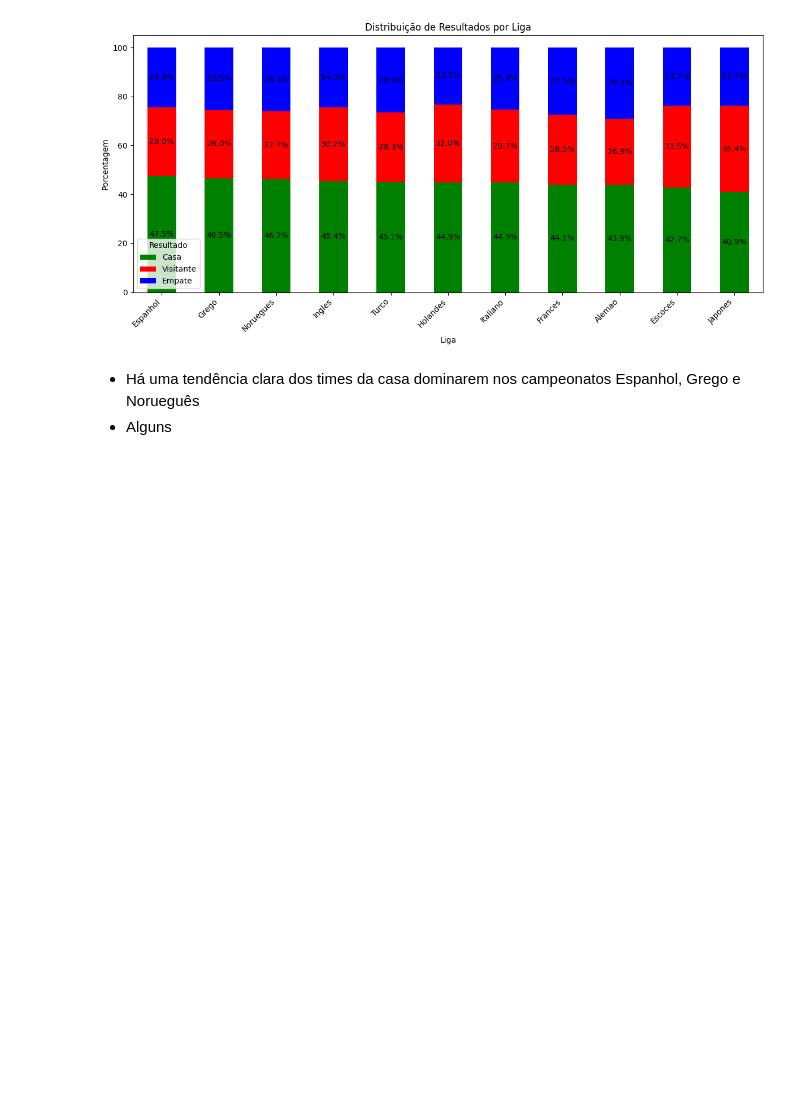
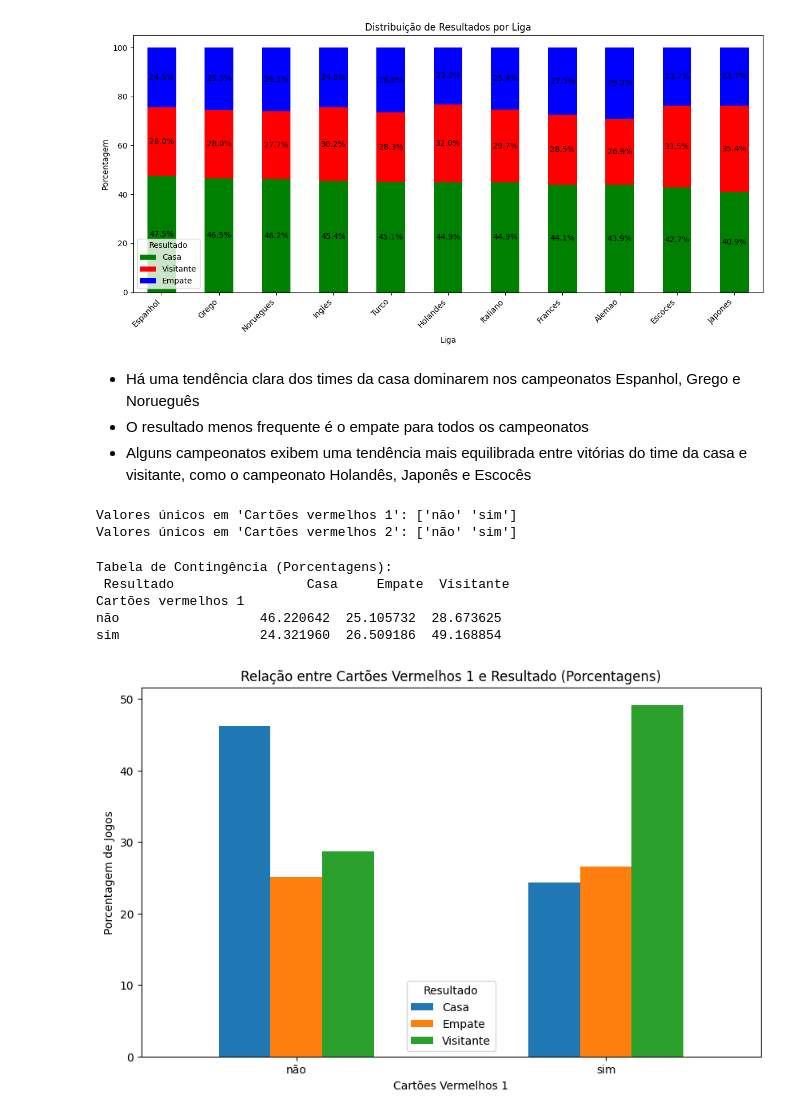
Before and after one commit to carloshnp/PS-2025.1, a Jupyter notebook: análise_univariada_bivariada.ipynb, the cells around one changed output. Saved outputs shown, nothing was run; the diff lists cells and outputs as text; code cells hidden in the pictures; blank space fills up the shorter version.

```diff
--- a/análise_univariada_bivariada.ipynb
+++ b/análise_univariada_bivariada.ipynb
@@ -1192,4 +1219,41 @@ plt.show()
 [figure]
 # %% [markdown]
 - Há uma tendência clara dos times da casa dominarem nos campeonatos Espanhol, Grego e Norueguês
-- Alguns
+- O resultado menos frequente é o empate para todos os campeonatos
+- Alguns campeonatos exibem uma tendência mais equilibrada entre vitórias do time da casa e visitante, como o campeonato Holandês, Japonês e Escocês
+# %%
+# Transformando os cartões vermelhos para "sim" e "não"
+# Converter as colunas para booleanas
+filtered_games['Cartões vermelhos 1'] = filtered_games['Cartões vermelhos 1'].apply(lambda x: 'sim' if x > 0 else 'não')
+filtered_games['Cartões vermelhos 2'] = filtered_games['Cartões vermelhos 2'].apply(lambda x: 'sim' if x > 0 else 'não')
+
+# Exibir os valores únicos de cada coluna para verificar a transformação
+print("Valores únicos em 'Cartões vermelhos 1':", filtered_games['Cartões vermelhos 1'].unique())
+print("Valores únicos em 'Cartões vermelhos 2':", filtered_games['Cartões vermelhos 2'].unique())
+# %% [output]
+Valores únicos em 'Cartões vermelhos 1': ['não' 'sim']
+Valores únicos em 'Cartões vermelhos 2': ['não' 'sim']
+# %%
+# Criar a tabela de contingência
+tabela_contingencia = pd.crosstab(filtered_games['Cartões vermelhos 1'], filtered_games['Resultado'])
+
+# Calcular as porcentagens dentro de cada categoria de Cartões Vermelhos 1
+tabela_contingencia_pct = tabela_contingencia.div(tabela_contingencia.sum(axis=1), axis=0) * 100
+
+print("Tabela de Contingência (Porcentagens):\n", tabela_contingencia_pct)
+
+# Criar o gráfico de barras lado a lado
+tabela_contingencia_pct.plot(kind='bar', figsize=(10, 6))
+plt.title('Relação entre Cartões Vermelhos 1 e Resultado (Porcentagens)')
+plt.xlabel('Cartões Vermelhos 1')
+plt.ylabel('Porcentagem de Jogos')
+plt.legend(title='Resultado')
+plt.xticks(rotation=0)  # Manter os rótulos do eixo x na horizontal
+plt.show()
+# %% [output]
+Tabela de Contingência (Porcentagens):
+ Resultado                 Casa     Empate  Visitante
+Cartões vermelhos 1
+não                  46.220642  25.105732  28.673625
+sim                  24.321960  26.509186  49.168854
+[figure, added]
```
Also changed, not shown: parts of 22 cells of this notebook, 2 other files.
